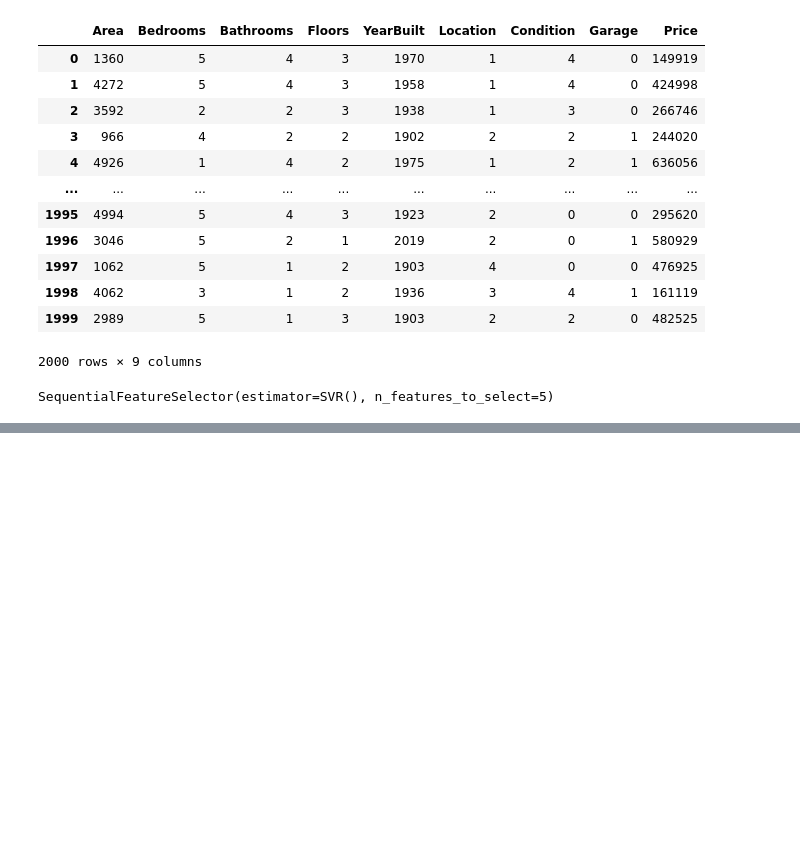
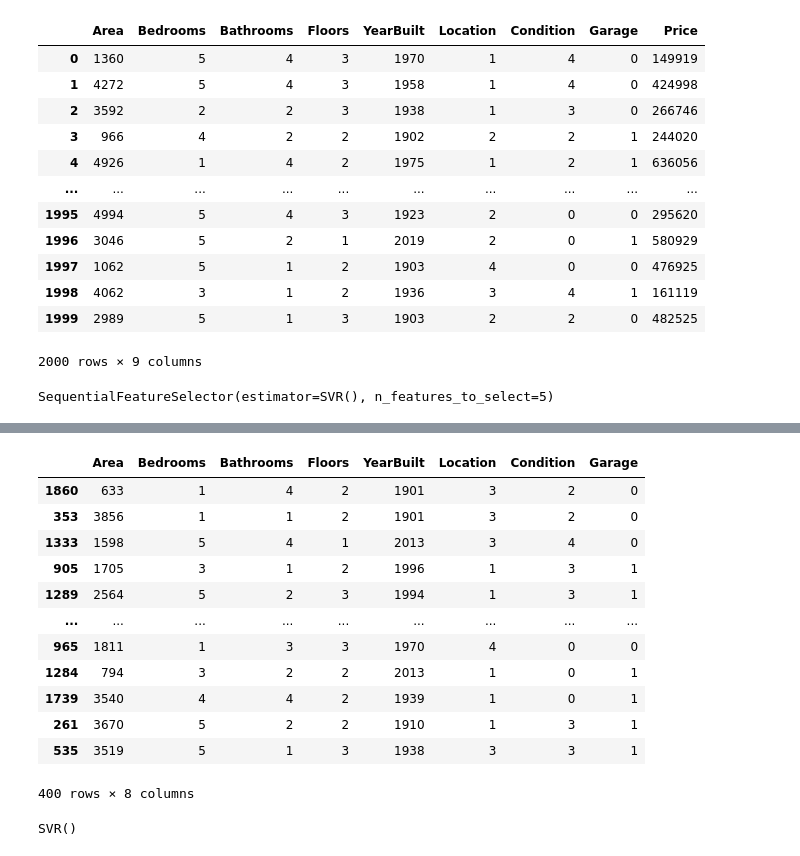
Before and after one commit to RamesusIV/CA2_model_deployment-, a Jupyter notebook: house_price.ipynb, the cells around one changed output, grey strips where cells are left out. Drawn from its saved outputs; the diff is of its cells as text; code cells hidden in the pictures; blank space fills up the shorter version.

```diff
--- a/house_price.ipynb
+++ b/house_price.ipynb
@@ -148,0 +170,20 @@ SequentialFeatureSelector(estimator=SVR(), n_features_to_select=5)
+# %%
+xtest
+# %% [output]
+|  | Area | Bedrooms | Bathrooms | Floors | YearBuilt | Location | Condition | Garage |
+| 1860 | 633 | 1 | 4 | 2 | 1901 | 3 | 2 | 0 |
+| 353 | 3856 | 1 | 1 | 2 | 1901 | 3 | 2 | 0 |
+| 1333 | 1598 | 5 | 4 | 1 | 2013 | 3 | 4 | 0 |
+| 905 | 1705 | 3 | 1 | 2 | 1996 | 1 | 3 | 1 |
+| 1289 | 2564 | 5 | 2 | 3 | 1994 | 1 | 3 | 1 |
+| ... | ... | ... | ... | ... | ... | ... | ... | ... |
+| 965 | 1811 | 1 | 3 | 3 | 1970 | 4 | 0 | 0 |
+| 1284 | 794 | 3 | 2 | 2 | 2013 | 1 | 0 | 1 |
+| 1739 | 3540 | 4 | 4 | 2 | 1939 | 1 | 0 | 1 |
+| 261 | 3670 | 5 | 2 | 2 | 1910 | 1 | 3 | 1 |
+| 535 | 3519 | 5 | 1 | 3 | 1938 | 3 | 3 | 1 |
+400 rows × 8 columns
+# %%
+reg.fit(xtrain, ytrain,)
+# %% [output]
+SVR()
```
Also changed, not shown: parts of 3 cells of this notebook.
